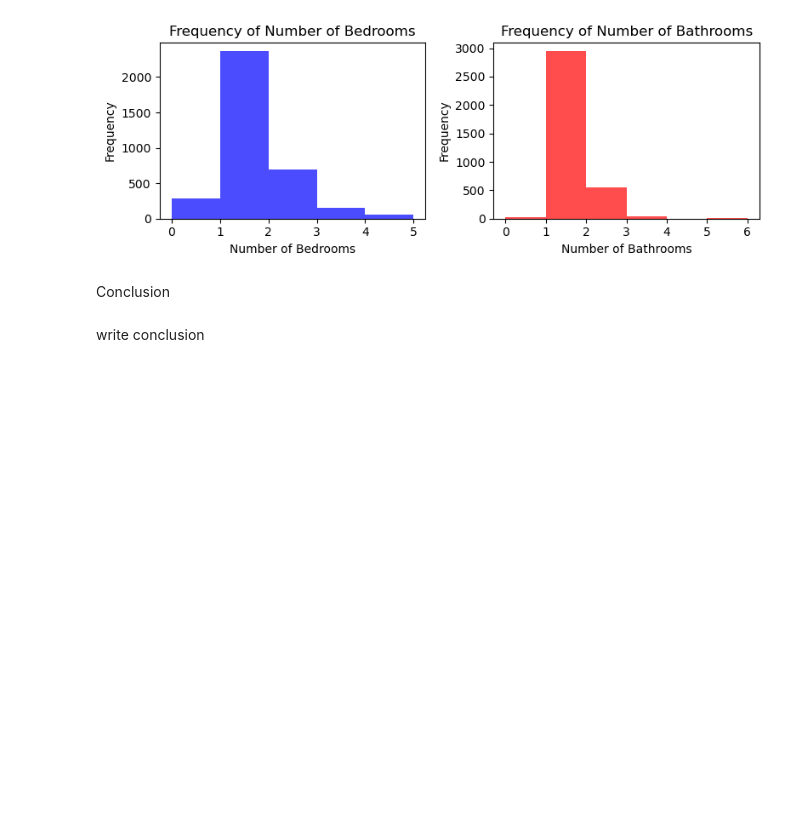
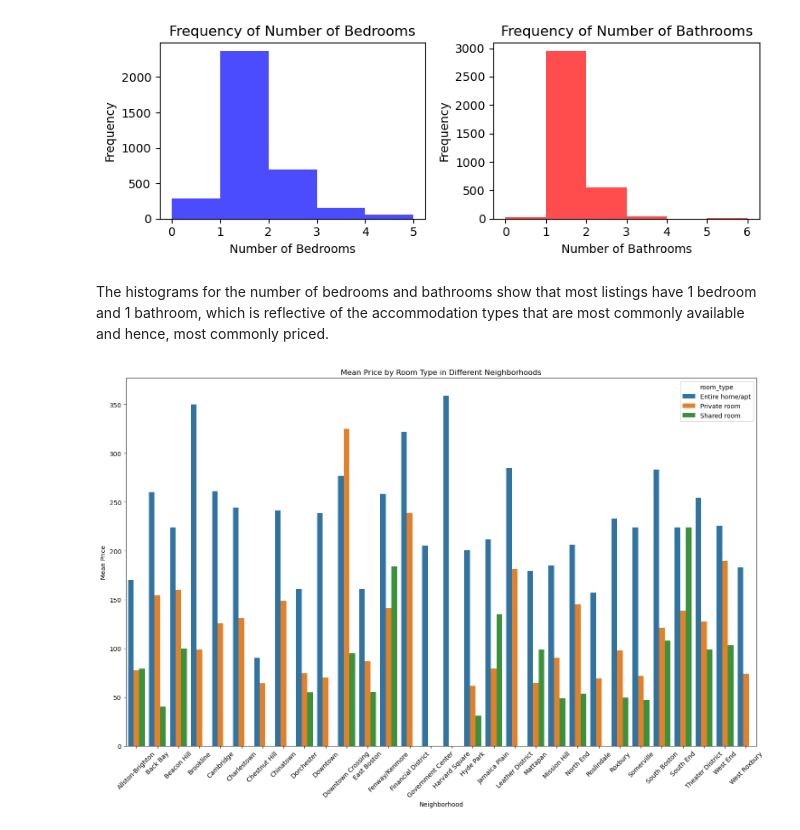
Before and after one commit to ECO225-W2024/project-one-code-32record, a Jupyter notebook: Project1 notebook.ipynb, the cells around one changed output. Cells and saved outputs as stored; diff of their text form; code cells hidden in the pictures; blank space fills up the shorter version.

```diff
--- a/Project1 notebook.ipynb
+++ b/Project1 notebook.ipynb
@@ -260,7 +225,28 @@ plt.tight_layout()
 plt.show()
 # %% [output]
 [figure]
-# %% [markdown]
-Conclusion
-# %% [markdown]
-write conclusion
+# %% [markdown]
+The histograms for the number of bedrooms and bathrooms show that most listings have 1 bedroom and 1 bathroom, which is reflective of the accommodation types that are most commonly available and hence, most commonly priced.
+# %%
+# bar chart using grouping method
+
+# adding one more x variable to better explain the covariate and such
+x = df[['property_type', 'room_type', 'bathrooms', 'bedrooms', 'neighbourhood']]
+# Grouping data by neighborhood and property type and calculating the mean price
+grouped_data = df.groupby(['neighbourhood', 'room_type'])['price'].mean().reset_index()
+
+# Creating a bar plot with seaborn
+plt.figure(figsize=(15, 10))
+sns.barplot(x='neighbourhood', y='price', hue='room_type', data=grouped_data)
+
+# Adding plot title and labels
+plt.title('Mean Price by Room Type in Different Neighborhoods')
+plt.xlabel('Neighborhood')
+plt.ylabel('Mean Price')
+plt.xticks(rotation=45)  # Rotates the x labels to make them readable
+
+# Display the plot
+plt.tight_layout()
+plt.show()
+# %% [output]
+[figure, added]
```
Also changed, not shown: parts of 29 cells of this notebook.
